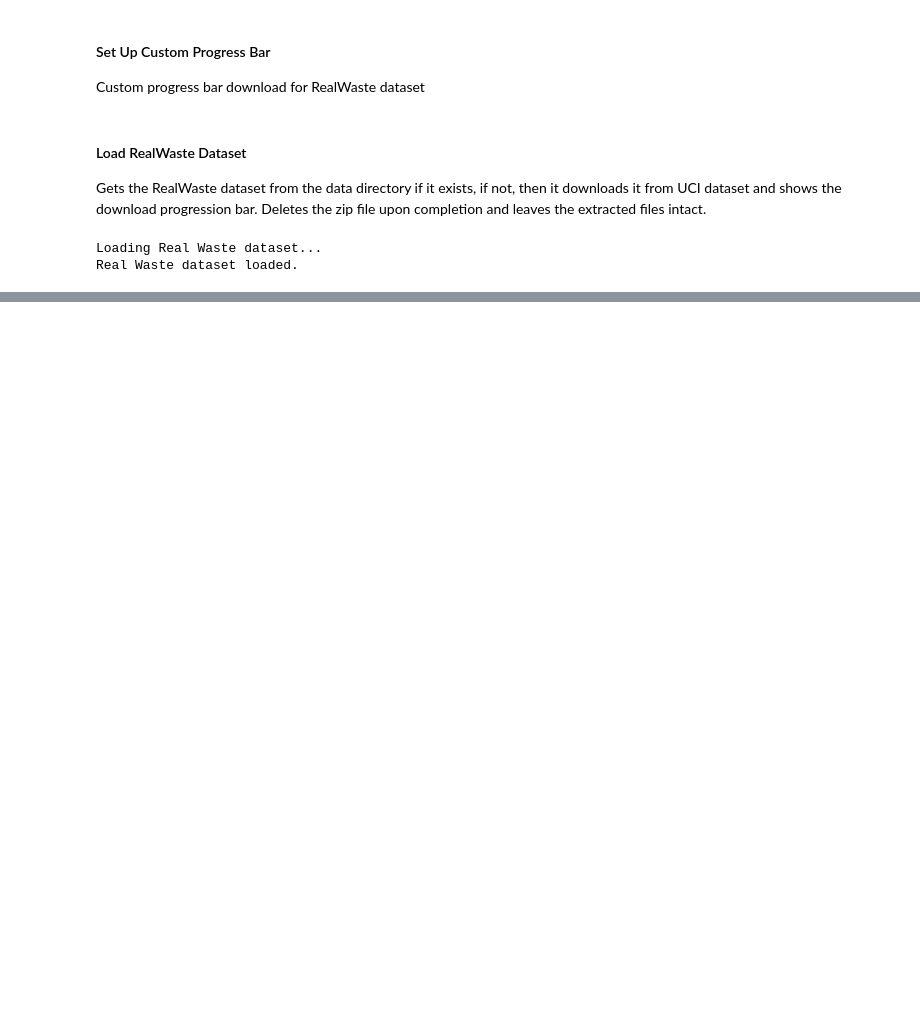
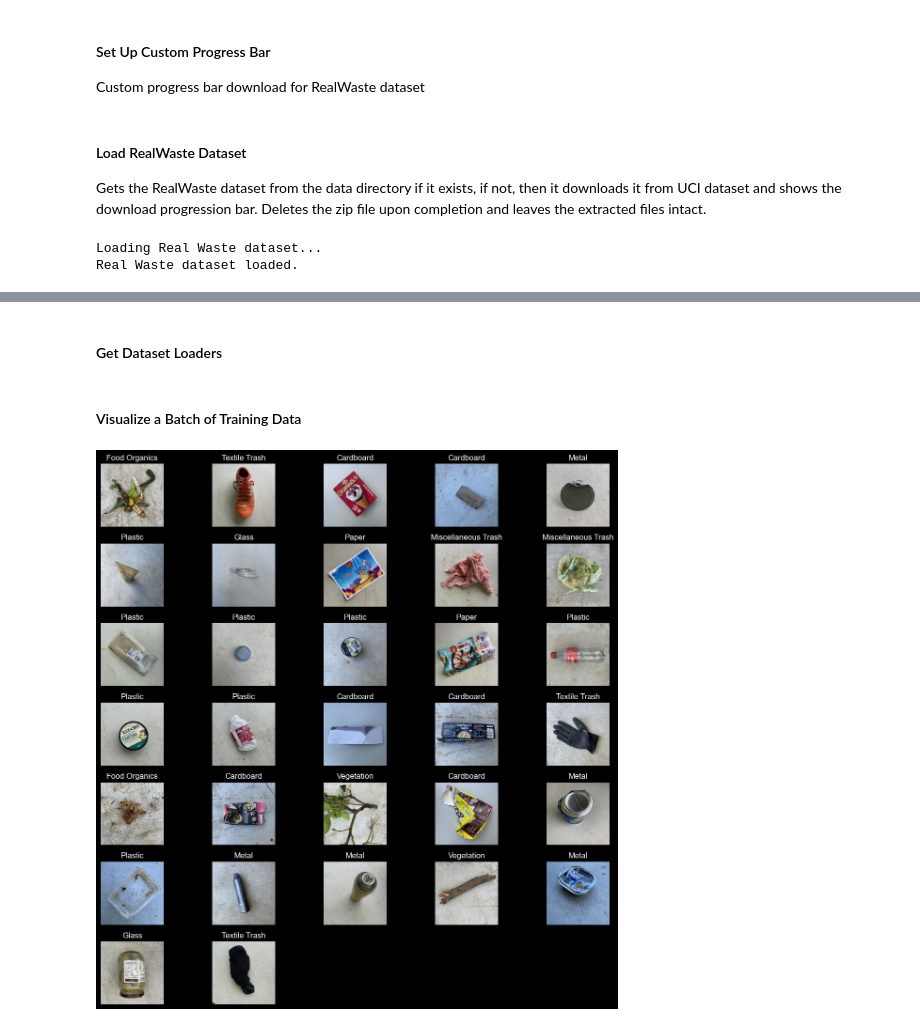
Before and after one commit to juliareinhart/waste-classification-ml, a Jupyter notebook: waste_classification.ipynb, the cells around one changed output, grey strips where cells are left out. Saved outputs shown, nothing was run; the diff lists cells and outputs as text; code cells hidden in the pictures; blank space fills up the shorter version.

Commit message:
Visualize a Batch Set

```diff
--- a/waste_classification.ipynb
+++ b/waste_classification.ipynb
@@ -101,0 +143,37 @@ Real Waste dataset loaded.
+# %% [markdown]
+#### Get Dataset Loaders
+# %%
+train_loader, validation_loader, test_loader, class_names = get_realwaste_dataloaders(real_waste_path)
+# %% [markdown]
+#### Visualize a Batch of Training Data
+# %%
+import matplotlib.pyplot as plt
+import numpy as np
+import math
+
+def show_image(img):
+    img = img / 2 + 0.5 # Unormalize
+    plt.imshow(np.transpose(img, (1, 2, 0)))
+
+def show_batch(dataloader: DataLoader, class_names: list[str]):
+    images, labels = next(iter(dataloader))
+    images = images.numpy()
+
+    batch_size = len(images)
+    cols = int(math.sqrt(batch_size))
+    rows = int(math.ceil(batch_size / cols))
+
+    fig = plt.figure(figsize=(12,12))
+
+    for i in range(batch_size):
+        ax = fig.add_subplot(rows, cols, i+1)
+        show_image(images[i])
+        ax.set_title(class_names[labels[i]])
+        ax.axis('off')
+
+    plt.tight_layout()
+    plt.show()
+# %%
+show_batch(test_loader, class_names)
+# %% [output]
+[figure, added]
```
Also changed, not shown: parts of 5 cells of this notebook.
